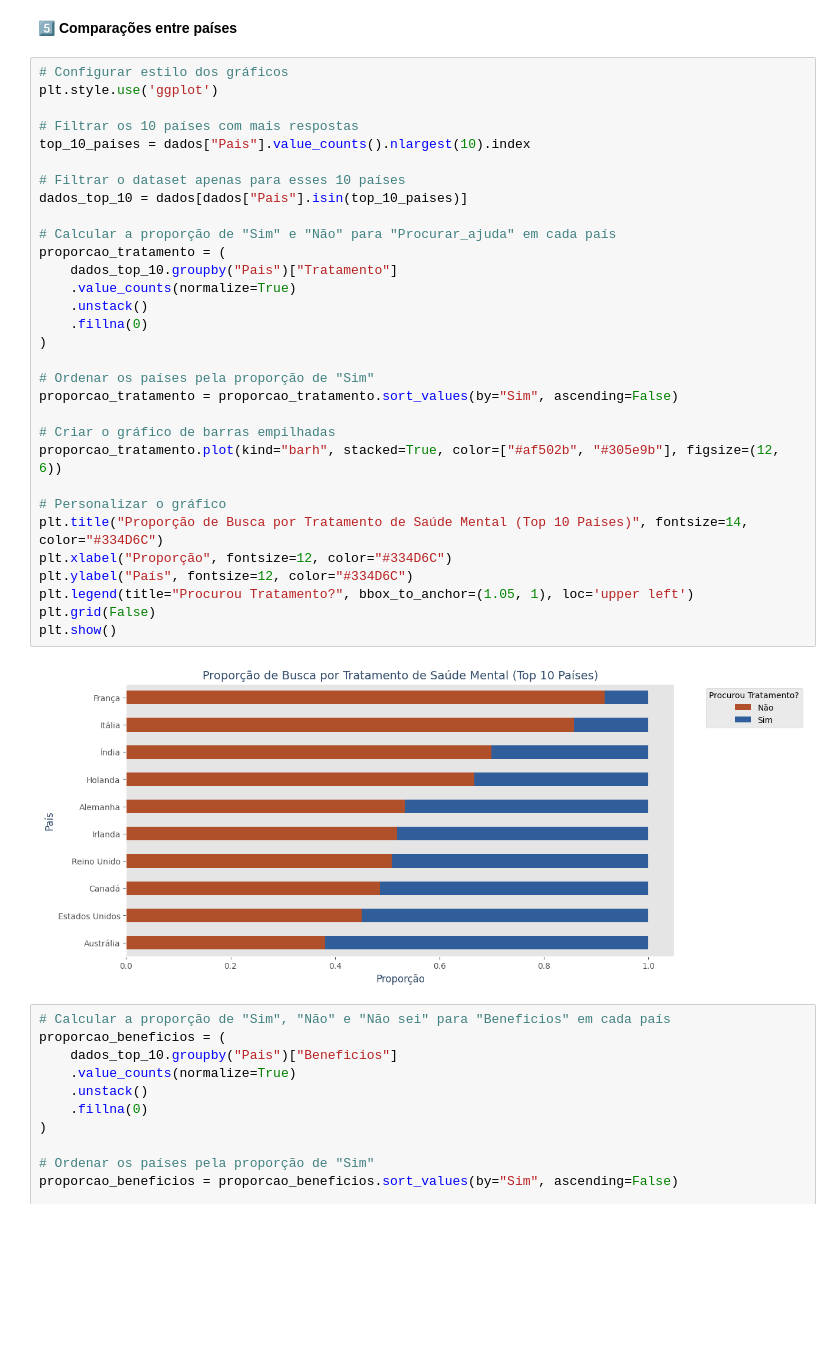
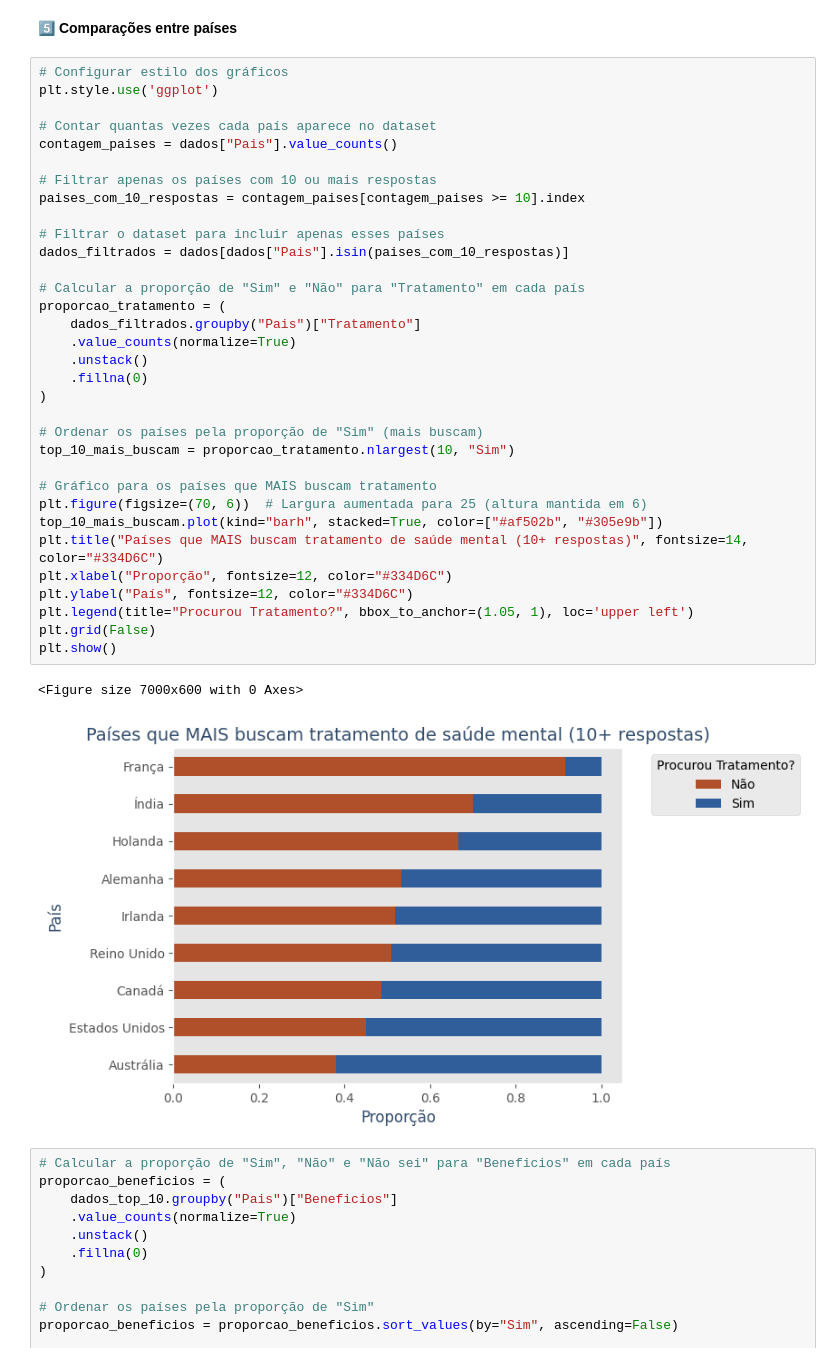
Before and after one commit to Davyeeh/Trabalho-Lab.-CD, a Jupyter notebook: TrabalhoFinal_LAB_C_D_.ipynb, the cells around one changed output. Drawn from its saved outputs; the diff is of its cells as text; blank space fills up the shorter version.

```diff
--- a/TrabalhoFinal_LAB_C_D_.ipynb
+++ b/TrabalhoFinal_LAB_C_D_.ipynb
@@ -1324,36 +1324,39 @@ plt.show()
 # %%
 # Configurar estilo dos gráficos
 plt.style.use('ggplot')
 
-# Filtrar os 10 países com mais respostas
-top_10_paises = dados["Pais"].value_counts().nlargest(10).index
+# Contar quantas vezes cada país aparece no dataset
+contagem_paises = dados["Pais"].value_counts()
 
-# Filtrar o dataset apenas para esses 10 países
-dados_top_10 = dados[dados["Pais"].isin(top_10_paises)]
+# Filtrar apenas os países com 10 ou mais respostas
+paises_com_10_respostas = contagem_paises[contagem_paises >= 10].index
 
-# Calcular a proporção de "Sim" e "Não" para "Procurar_ajuda" em cada país
+# Filtrar o dataset para incluir apenas esses países
+dados_filtrados = dados[dados["Pais"].isin(paises_com_10_respostas)]
+
+# Calcular a proporção de "Sim" e "Não" para "Tratamento" em cada país
 proporcao_tratamento = (
-    dados_top_10.groupby("Pais")["Tratamento"]
+    dados_filtrados.groupby("Pais")["Tratamento"]
     .value_counts(normalize=True)
     .unstack()
     .fillna(0)
 )
 
-# Ordenar os países pela proporção de "Sim"
-proporcao_tratamento = proporcao_tratamento.sort_values(by="Sim", ascending=False)
+# Ordenar os países pela proporção de "Sim" (mais buscam)
+top_10_mais_buscam = proporcao_tratamento.nlargest(10, "Sim")
 
-# Criar o gráfico de barras empilhadas
-proporcao_tratamento.plot(kind="barh", stacked=True, color=["#af502b", "#305e9b"], figsize=(12, 6))
-
-# Personalizar o gráfico
-plt.title("Proporção de Busca por Tratamento de Saúde Mental (Top 10 Países)", fontsize=14, color="#334D6C")
+# Gráfico para os países que MAIS buscam tratamento
+plt.figure(figsize=(70, 6))  # Largura aumentada para 25 (altura mantida em 6)
+top_10_mais_buscam.plot(kind="barh", stacked=True, color=["#af502b", "#305e9b"])
+plt.title("Países que MAIS buscam tratamento de saúde mental (10+ respostas)", fontsize=14, color="#334D6C")
 plt.xlabel("Proporção", fontsize=12, color="#334D6C")
 plt.ylabel("País", fontsize=12, color="#334D6C")
 plt.legend(title="Procurou Tratamento?", bbox_to_anchor=(1.05, 1), loc='upper left')
 plt.grid(False)
 plt.show()
 # %% [output]
+<Figure size 7000x600 with 0 Axes>
-[figure, old version]
+[figure, new version]
 # %%
 # Calcular a proporção de "Sim", "Não" e "Não sei" para "Beneficios" em cada país
 proporcao_beneficios = (
```
